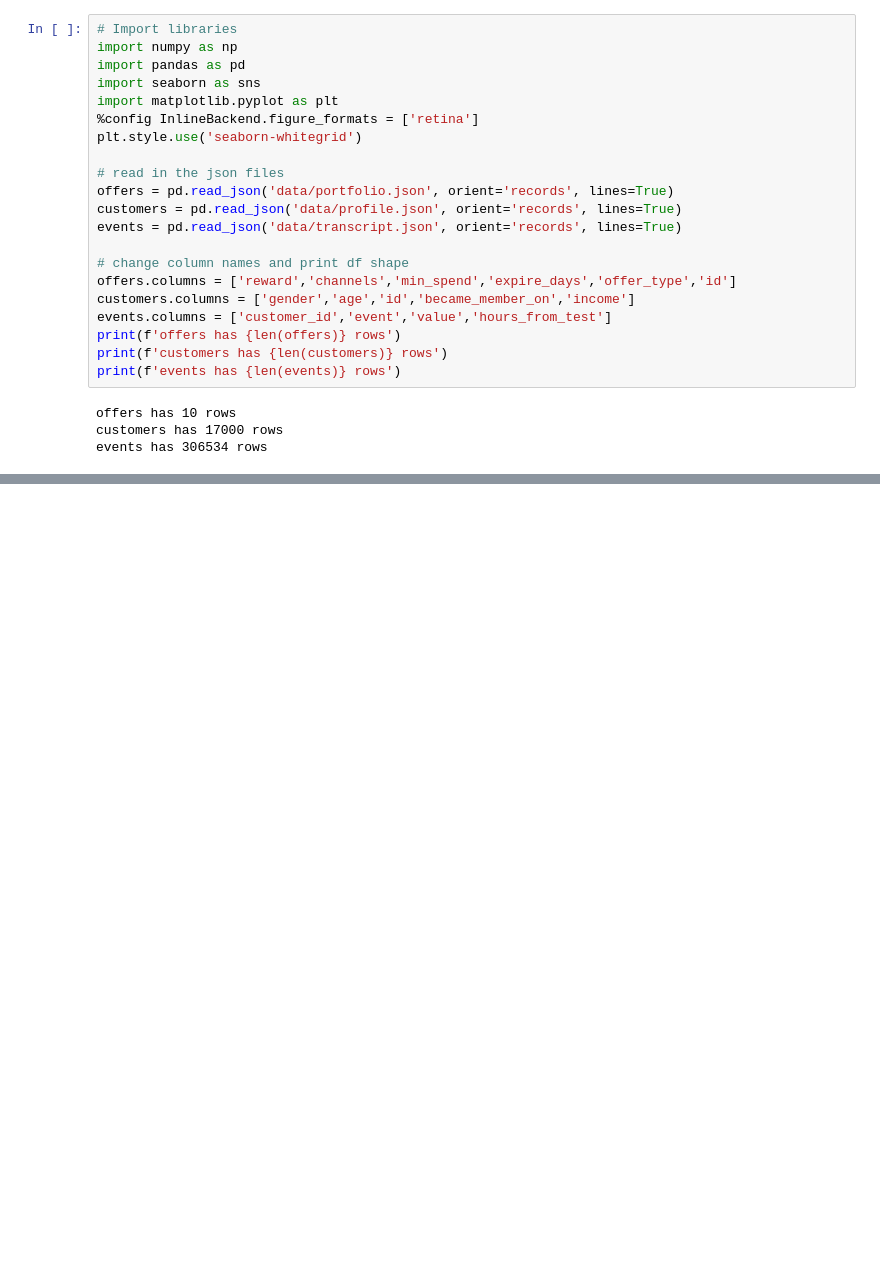
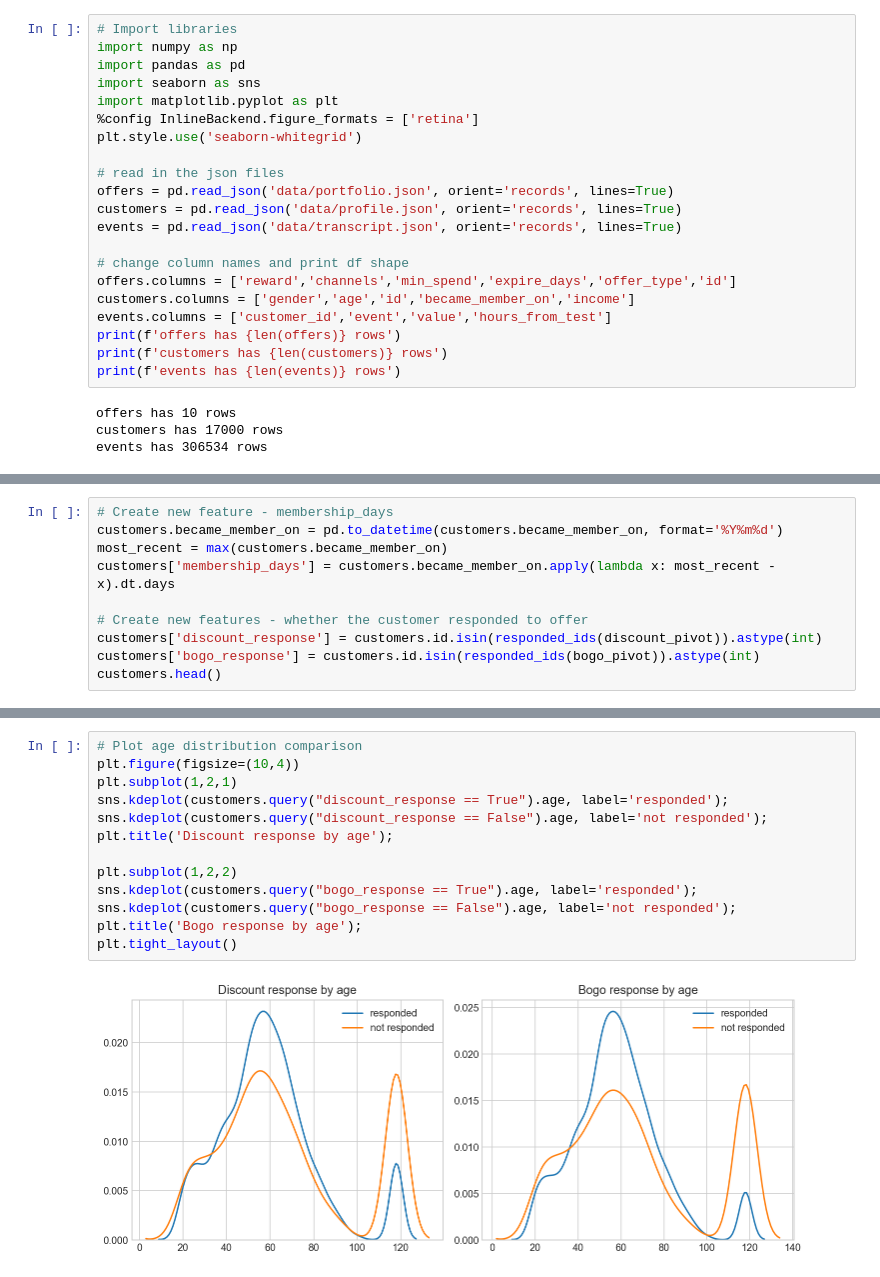
Before and after one commit to kevingao1136/Udacity_DataScience_Nanodegree, a Jupyter notebook: starbucks_capstone/Starbucks_Capstone_notebook.ipynb, the cells around one changed output, grey strips where cells are left out. Saved outputs shown, nothing was run; the diff lists cells and outputs as text; blank space fills up the shorter version.

Commit message:
EDA for offer response by demographic

```diff
--- a/starbucks_capstone/Starbucks_Capstone_notebook.ipynb
+++ b/starbucks_capstone/Starbucks_Capstone_notebook.ipynb
@@ -187,0 +150,10 @@ plt.title('Bogo (buy one get one free) Response by Age');
+# %%
+# Create new feature - membership_days
+customers.became_member_on = pd.to_datetime(customers.became_member_on, format='%Y%m%d')
+most_recent = max(customers.became_member_on)
+customers['membership_days'] = customers.became_member_on.apply(lambda x: most_recent - x).dt.days
+
+# Create new features - whether the customer responded to offer
+customers['discount_response'] = customers.id.isin(responded_ids(discount_pivot)).astype(int)
+customers['bogo_response'] = customers.id.isin(responded_ids(bogo_pivot)).astype(int)
+customers.head()
@@ -187,0 +167,15 @@ plt.title('Bogo (buy one get one free) Response by Age');
+# %%
+# Plot age distribution comparison
+plt.figure(figsize=(10,4))
+plt.subplot(1,2,1)
+sns.kdeplot(customers.query("discount_response == True").age, label='responded');
+sns.kdeplot(customers.query("discount_response == False").age, label='not responded');
+plt.title('Discount response by age');
+
+plt.subplot(1,2,2)
+sns.kdeplot(customers.query("bogo_response == True").age, label='responded');
+sns.kdeplot(customers.query("bogo_response == False").age, label='not responded');
+plt.title('Bogo response by age');
+plt.tight_layout()
+# %% [output]
+[figure, added]
```
Also changed, not shown: parts of 20 cells of this notebook.
